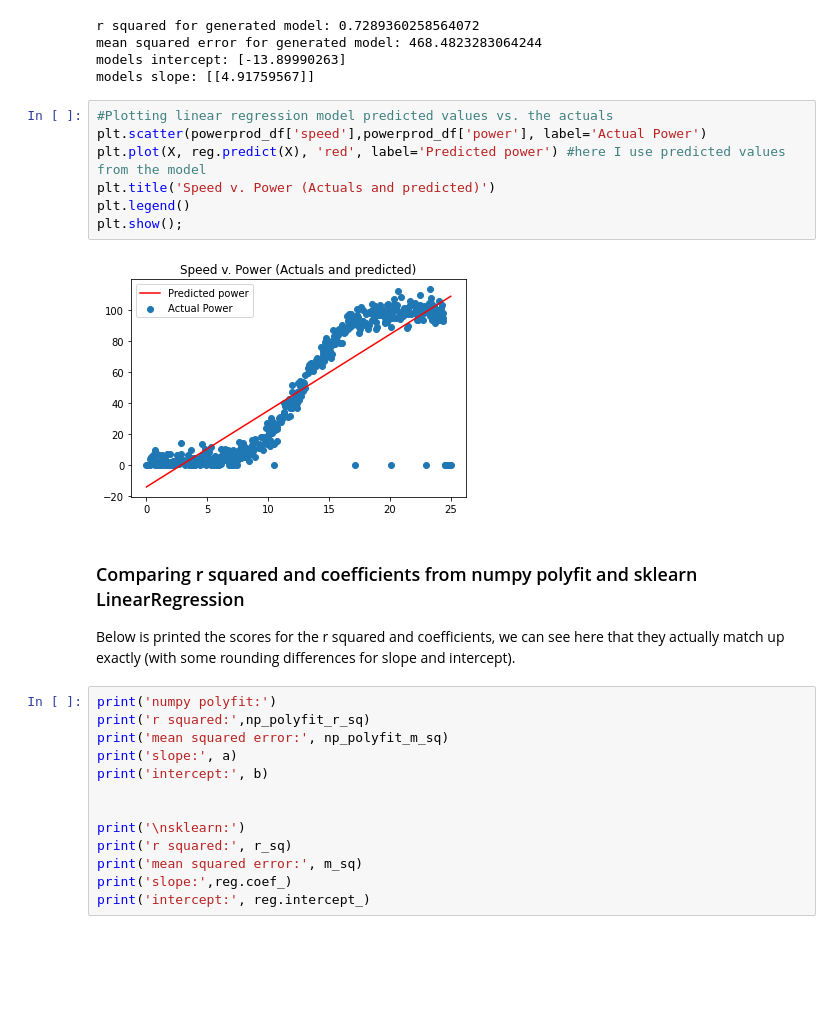
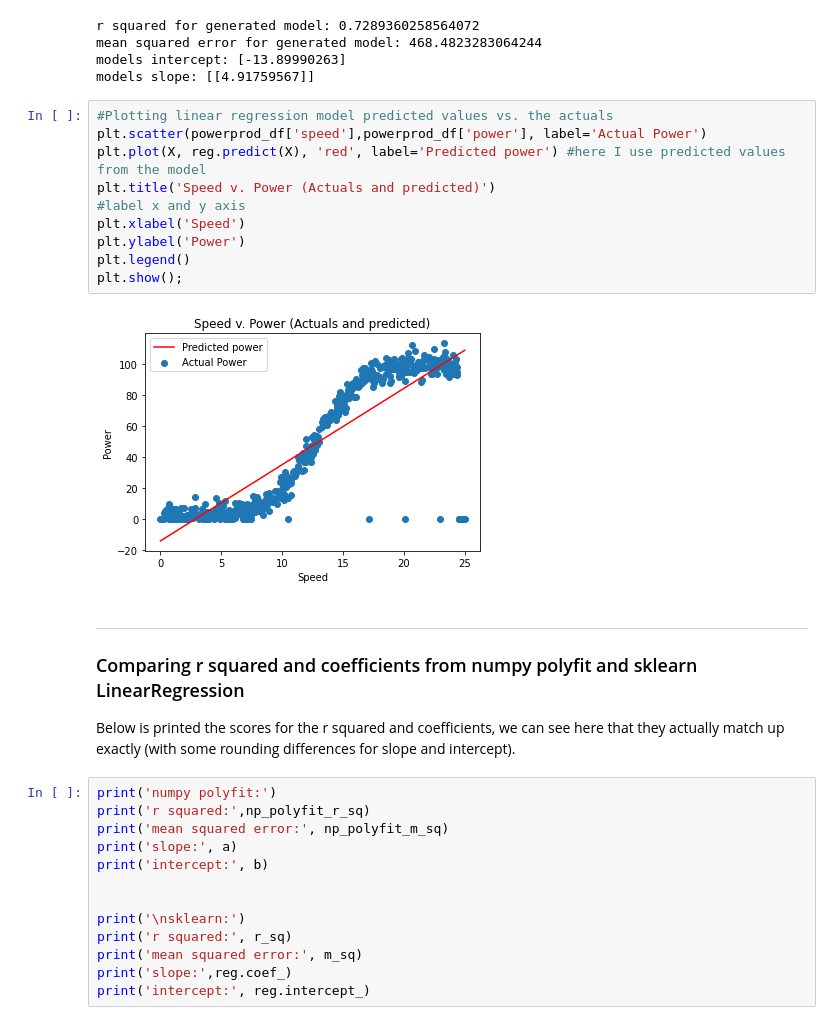
Before and after one commit to itskeithstudent/Fundamentals-of-Data-Analysis-52446-Project-2020, a Jupyter notebook: Notebook/LinearRegression_Project2020.ipynb, the cells around one changed output. Cells and saved outputs as stored; diff of their text form; blank space fills up the shorter version.

```diff
--- a/Notebook/LinearRegression_Project2020.ipynb
+++ b/Notebook/LinearRegression_Project2020.ipynb
@@ -124,13 +126,17 @@ models slope: [[4.91759567]]
 # %%
 #Plotting linear regression model predicted values vs. the actuals
 plt.scatter(powerprod_df['speed'],powerprod_df['power'], label='Actual Power')
 plt.plot(X, reg.predict(X), 'red', label='Predicted power') #here I use predicted values from the model
 plt.title('Speed v. Power (Actuals and predicted)')
+#label x and y axis
+plt.xlabel('Speed')
+plt.ylabel('Power')
 plt.legend()
 plt.show();
 # %% [output]
-[figure, old version]
+[figure, new version]
 # %% [markdown]
+***
 ### Comparing r squared and coefficients from numpy polyfit and sklearn LinearRegression
 
 Below is printed the scores for the r squared and coefficients, we can see here that they actually match up exactly (with some rounding differences for slope and intercept).
```
Also changed, not shown: parts of 7 cells of this notebook.
